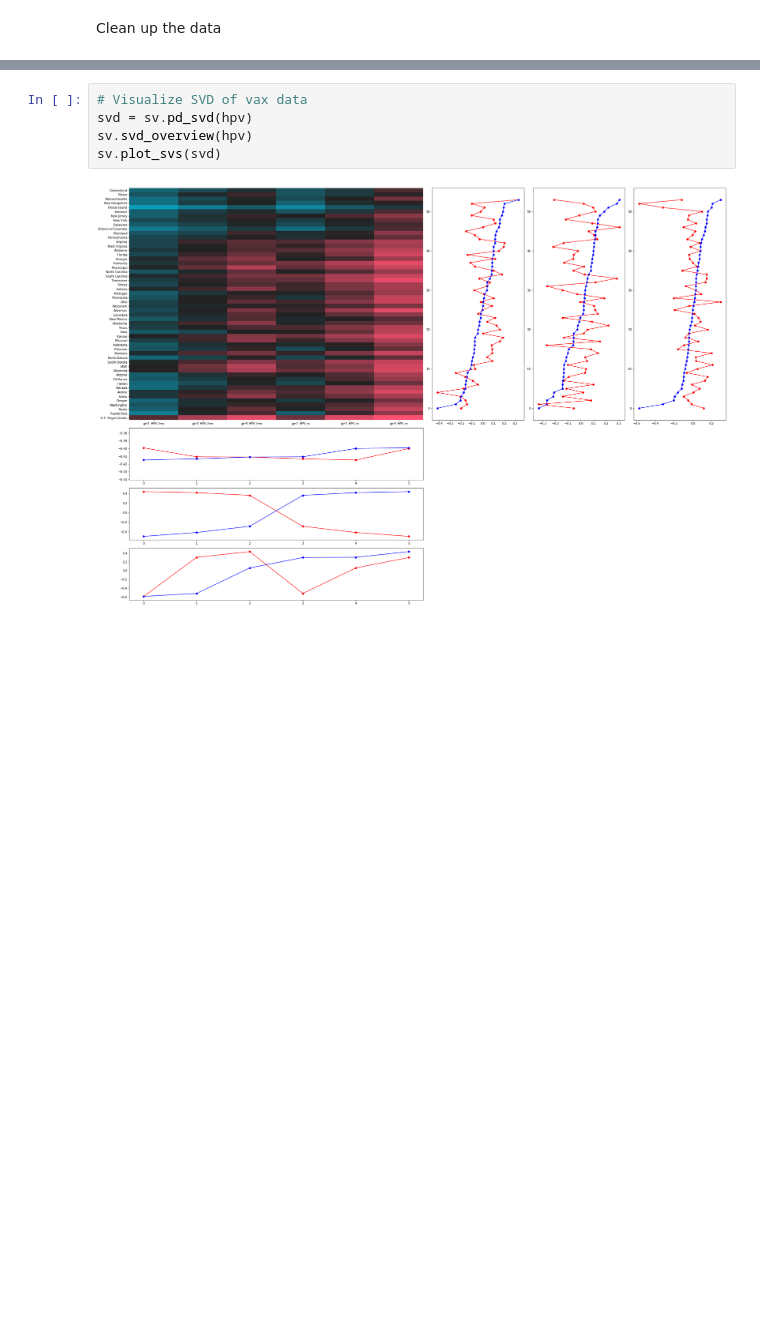
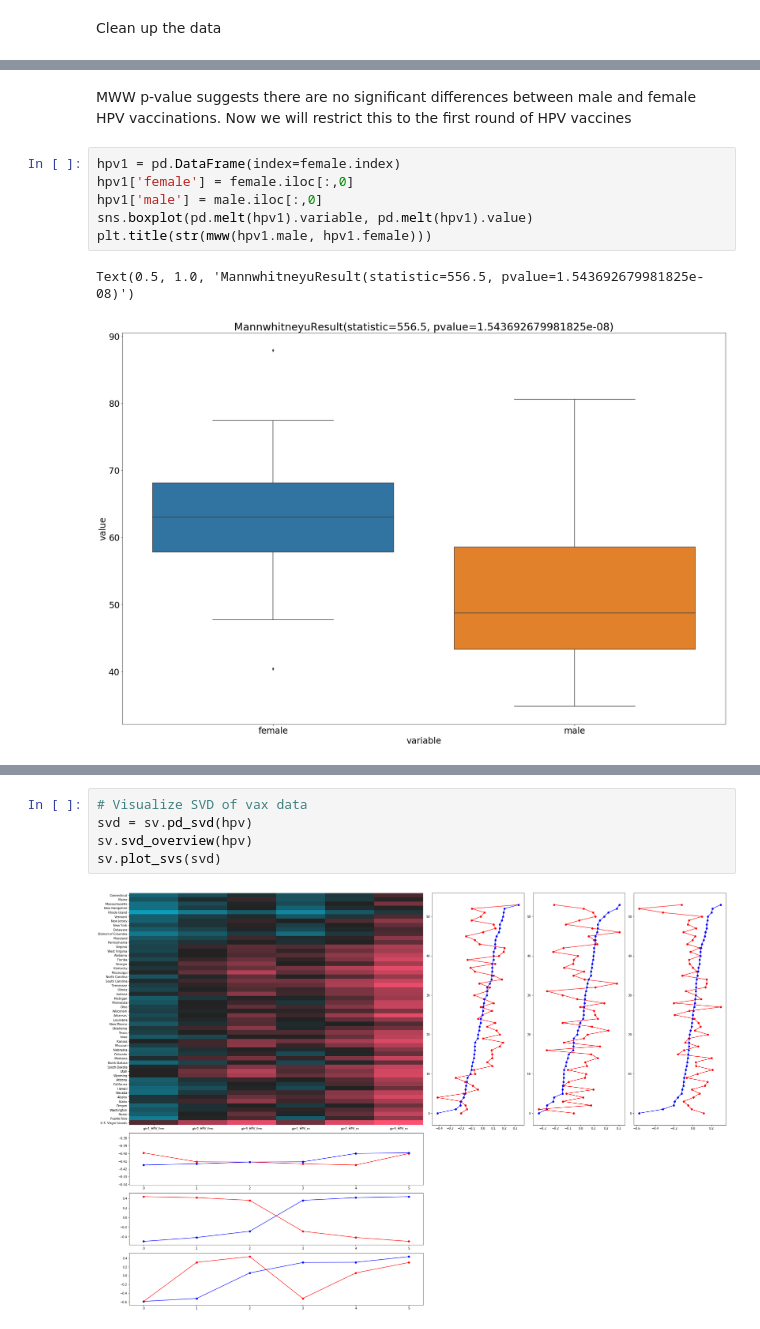
Before and after one commit to SpacemanSpiff7/BMI_stats_FinalProject, a Jupyter notebook: simone_vaccine_data.ipynb, the cells around one changed output, grey strips where cells are left out. Drawn from its saved outputs; the diff is of its cells as text; blank space fills up the shorter version.

```diff
--- a/simone_vaccine_data.ipynb
+++ b/simone_vaccine_data.ipynb
@@ -72,0 +99,11 @@ hpv.head()
+# %% [markdown]
+MWW p-value suggests there are no significant differences between male and female HPV vaccinations. Now we will restrict this to the first round of HPV vaccines
+# %%
+hpv1 = pd.DataFrame(index=female.index)
+hpv1['female'] = female.iloc[:,0]
+hpv1['male'] = male.iloc[:,0]
+sns.boxplot(pd.melt(hpv1).variable, pd.melt(hpv1).value)
+plt.title(str(mww(hpv1.male, hpv1.female)))
+# %% [output]
+Text(0.5, 1.0, 'MannwhitneyuResult(statistic=556.5, pvalue=1.543692679981825e-08)')
+[figure, added]
```
Also changed, not shown: parts of 18 cells of this notebook, 2 other files.
